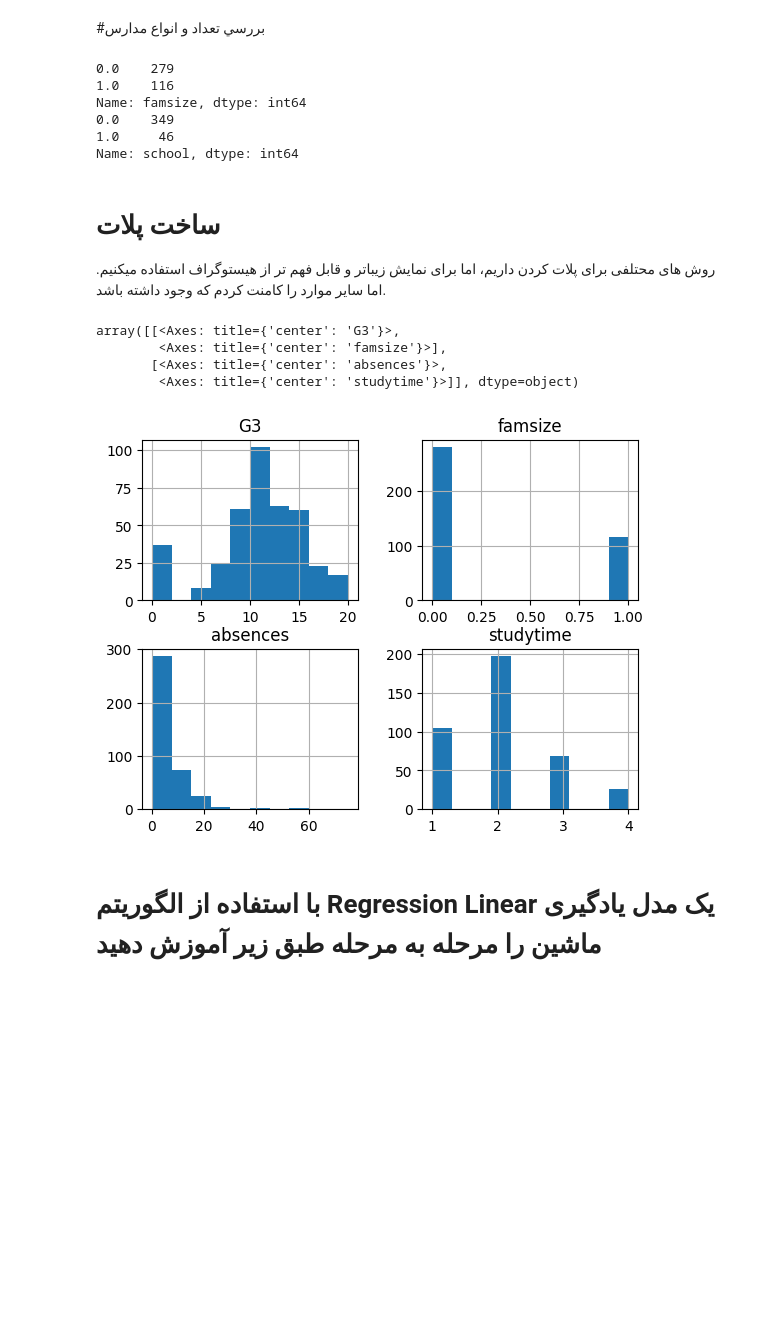
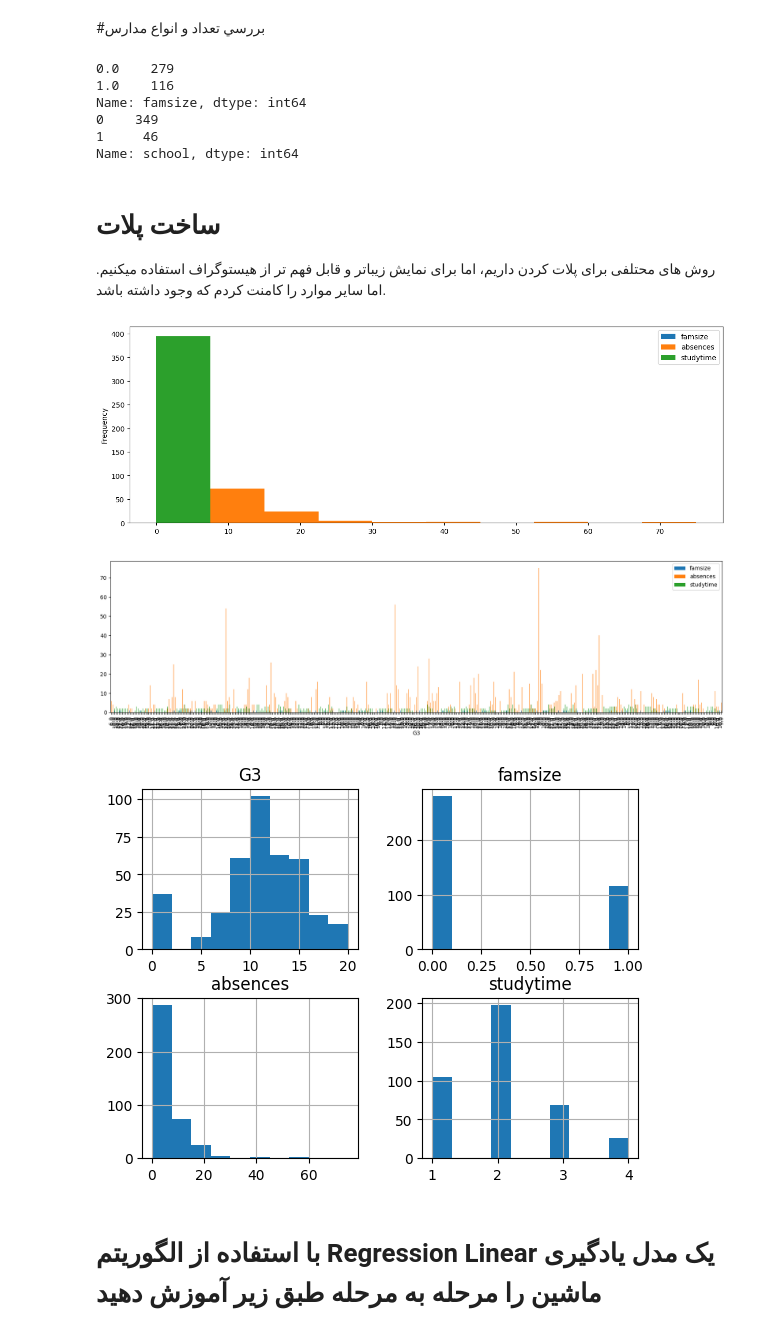
Before and after one commit to AmirNBA9/MachineLearning, a Jupyter notebook: Examin-Num01.ipynb, the cells around one changed output. Drawn from its saved outputs; the diff is of its cells as text; code cells hidden in the pictures; blank space fills up the shorter version.

```diff
--- a/Examin-Num01.ipynb
+++ b/Examin-Num01.ipynb
@@ -87,6 +91,10 @@ dtype: int64
 # Data cleansing
 ## پر كردن مقادير تهي
 ## تبديل كردن داده هاي متني به عددي
+# %%
+# Copy School for label
+data['school_label'] = data['school']
+data['school'].fillna( method ='ffill', inplace = True)
 # %%
 data['sex'] = data['sex'].replace(['F','M'],[0,1])
 data['feespaid'] = data['feespaid'].replace(['no','yes'],[0,1])
@@ -265,8 +278,8 @@ print(counts)
 0.0    279
 1.0    116
 Name: famsize, dtype: int64
-0.0    349
-1.0     46
+0    349
+1     46
 Name: school, dtype: int64
 # %% [markdown]
 # ساخت پلات
@@ -275,31 +288,29 @@ Name: school, dtype: int64
 # %%
 df = pd.DataFrame(data, columns=["G3","famsize", "absences", "studytime"])
 
-# # plot the dataframe
-# df.plot(x="G3", y=["famsize","absences", "studytime"], kind="bar", figsize=(20, 5))
+# plot the dataframe
+df.plot(x="G3", y=["famsize","absences", "studytime"], kind="hist", figsize=(15, 5))
 
-# # print bar graph
-# plt.show()
+# print bar graph
+plt.show()
 
-# df = pd.DataFrame(data, columns=["G3","famsize", "absences", "studytime"])
+df = pd.DataFrame(data, columns=["G3","famsize", "absences", "studytime"])
 
 # Plot the dataframe as a bar graph
-# df.plot(x="G3", y=["famsize","absences", "studytime"], kind="bar", figsize=(20, 5))
+df.plot(x="G3", y=["famsize","absences", "studytime"], kind="bar", figsize=(20, 5))
 
 # Show the bar graph
-# plt.show()
+plt.show()
 
 # Plot histograms for each column separately
 df.hist(column=["G3", "famsize", "absences", "studytime"])
 
 # Show the histograms
-# plt.show()
+plt.show()
 # %% [output]
-array([[<Axes: title={'center': 'G3'}>,
-        <Axes: title={'center': 'famsize'}>],
-       [<Axes: title={'center': 'absences'}>,
-        <Axes: title={'center': 'studytime'}>]], dtype=object)
-[figure, old version]
+[figure, new version]
+[figure, added]
+[figure, added]
 # %% [markdown]
 # با استفاده از الگوریتم Regression Linear یک مدل یادگیری ماشین را مرحله به مرحله طبق زیر آموزش دهید
 # %%
```
Also changed, not shown: parts of 29 cells of this notebook.
